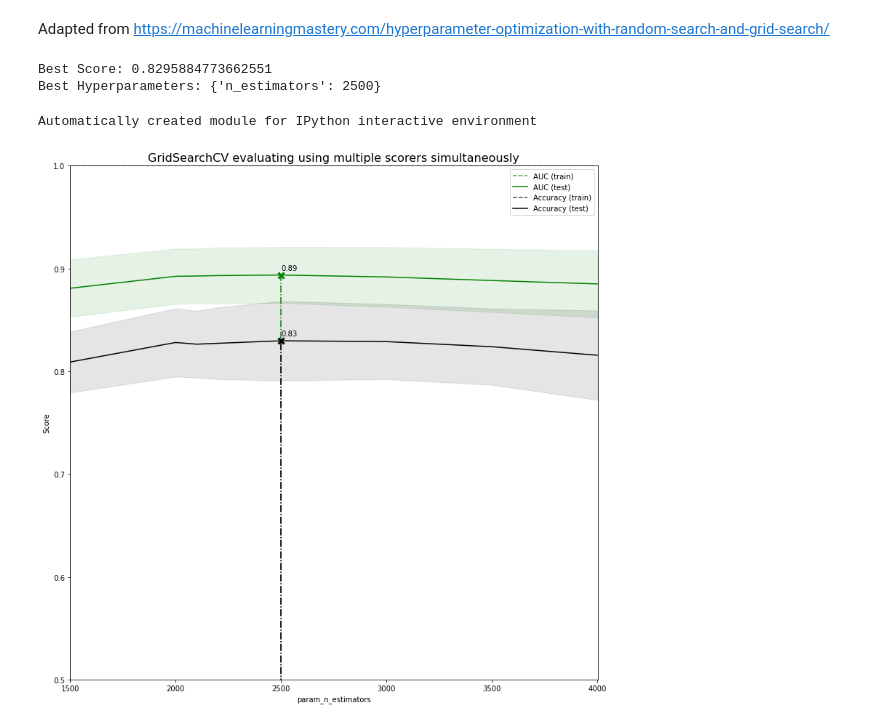
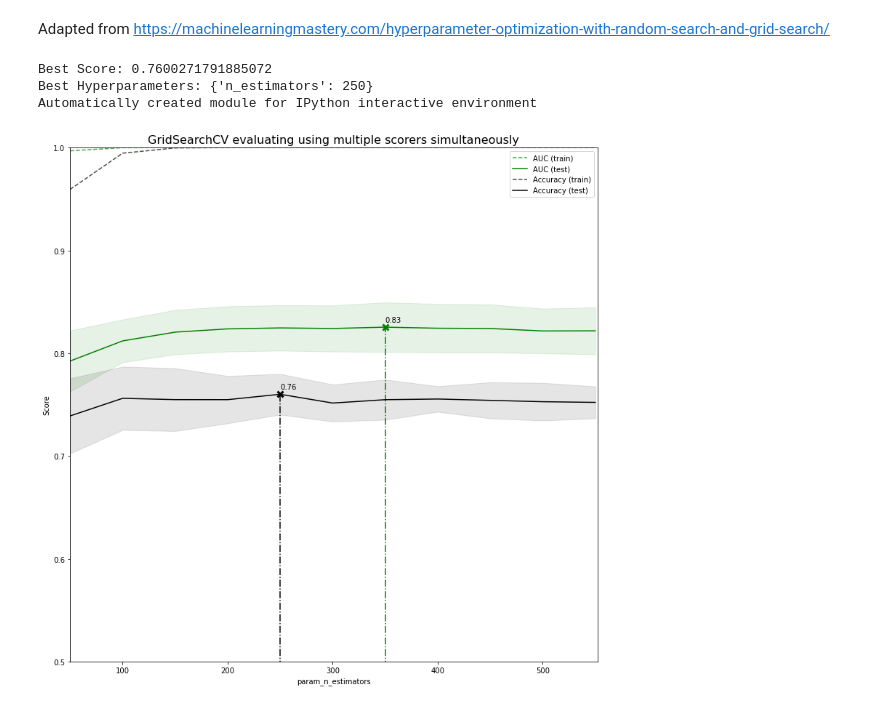
Before and after one commit to mvrl/ADNI_Genetics, a Jupyter notebook: Genomics/AD_classification_using_genomics.ipynb, the cells around one changed output. Cells and saved outputs as stored; diff of their text form; code cells hidden in the pictures.

Commit message:
Files related to ML for Genomics

```diff
--- a/Genomics/AD_classification_using_genomics.ipynb
+++ b/Genomics/AD_classification_using_genomics.ipynb
@@ -121,7 +120,7 @@ df_final
 # %%
 from sklearn.preprocessing import LabelBinarizer
 def prepare_targets(y):
-    le = LabelEncoder()
+    le = LabelBinarizer()
     le.fit(y)
     y = le.transform(y)
     return y
@@ -145,7 +144,7 @@ def data_prep(df): #This takes the dataframe and returns the one hot encoded exp
             df_out.at[i,str(col)+'_'+ item] = str(1)
 
     df_out = df_out.fillna(str(0))
-    return df_out, target
+    return df_out, target.ravel()
 df, y = data_prep(df_final)
 print(df.shape, y.shape)
 # %% [output]
@@ -168,0 +154,8 @@ df
+# %%
+estimator = GradientBoostingClassifier(random_state=1,n_estimators=2*df.shape[1])
+cv = RepeatedStratifiedKFold(n_splits=5, n_repeats=3, random_state=1)
+selector = RFECV(estimator, n_jobs=-1,step=1, cv=cv)
+selector = selector.fit(df, y)
+# %%
+df = df.loc[:, selector.support_]
+print(df.shape)
@@ -169,3 +168,5 @@ df
+# %%
+cat_columns_index = range(2,df.shape[1])
 # %% [markdown]
 # Classifier
 # %% [markdown]
@@ -181,21 +175,0 @@ from sklearn.ensemble import (RandomForestClassifier,
-# %%
-X, y = df, y
-# define model
-model = GradientBoostingClassifier(random_state=1)
-# define evaluation
-cv = RepeatedStratifiedKFold(n_splits=5, n_repeats=3, random_state=1)
-# define search space
-space = dict()
-space['n_estimators'] = [1500,2000,2100,2200,2500,3000,3500,4000]
-
-scoring = {'AUC': 'roc_auc', 'Accuracy':'accuracy'}
-# define search
-search = GridSearchCV(model, space,n_jobs=-1, cv=cv,scoring=scoring, refit='Accuracy', return_train_score=True)
-# execute search
-result = search.fit(X, y)
-# summarize result
-print('Best Score: %s' % result.best_score_)
-print('Best Hyperparameters: %s' % result.best_params_)
-# %% [output]
-Best Score: 0.8295884773662551
-Best Hyperparameters: {'n_estimators': 2500}
@@ -204,23 +176,34 @@ results = search.cv_results_
 # %%
-#https://scikit-learn.org/stable/auto_examples/model_selection/plot_multi_metric_evaluation.html#sphx-glr-auto-examples-model-selection-plot-multi-metric-evaluation-py
+#Adapted from #https://scikit-learn.org/stable/auto_examples/model_selection/plot_multi_metric_evaluation.html#sphx-glr-auto-examples-model-selection-plot-multi-metric-evaluation-py
 
 # Author: Raghav RV <rvraghav93@gmail.com>
 # License: BSD
+groups = 'CN_AD'
+model = Pipeline([
+        ('sampling', SMOTENC(sampling_strategy=0.7, k_neighbors=7, categorical_features = cat_columns_index,random_state=1)),
+        ('classifier', GradientBoostingClassifier(random_state=1))
+    ])
+space = dict()
+X, y = df, y
+# define model
+model = GradientBoostingClassifier(random_state=1)
+# define evaluation
+cv = RepeatedStratifiedKFold(n_splits=5, n_repeats=3, random_state=1)
+# define search space
+space = dict()
+space['n_estimators'] = range(50,5*X.shape[1],50)
 
+scoring = {'AUC': 'roc_auc', 'Accuracy':'accuracy'}
+# define search
+search = GridSearchCV(model, space,n_jobs=-1, cv=cv,scoring=scoring, refit='Accuracy', return_train_score=True)
+# execute search
+result = search.fit(X, y)
+# summarize result
+print('Best Score: %s' % result.best_score_)
+print('Best Hyperparameters: %s' % result.best_params_)
 results = search.cv_results_
 
-import numpy as np
-from matplotlib import pyplot as plt
-
-from sklearn.datasets import make_hastie_10_2
-from sklearn.model_selection import GridSearchCV
-from sklearn.metrics import make_scorer
-from sklearn.metrics import accuracy_score
-from sklearn.tree import DecisionTreeClassifier
-
 print(__doc__)
-
-
 plt.figure(figsize=(13, 13))
 plt.title("GridSearchCV evaluating using multiple scorers simultaneously",
           fontsize=16)
@@ -229,37 +212,39 @@ plt.xlabel("param_n_estimators")
 plt.ylabel("Score")
 
 ax = plt.gca()
-ax.set_xlim(1500, 4002)
+ax.set_xlim(min(space['n_estimators']), max(space['n_estimators'])+2)
 ax.set_ylim(0.50, 1)
 
 # Get the regular numpy array from the MaskedArray
 X_axis = np.array(results['param_n_estimators'].data, dtype=float)
 
 for scorer, color in zip(sorted(scoring), ['g', 'k']):
     for sample, style in (('train', '--'), ('test', '-')):
         sample_score_mean = results['mean_%s_%s' % (sample, scorer)]
         sample_score_std = results['std_%s_%s' % (sample, scorer)]
         ax.fill_between(X_axis, sample_score_mean - sample_score_std,
                         sample_score_mean + sample_score_std,
                         alpha=0.1 if sample == 'test' else 0, color=color)
         ax.plot(X_axis, sample_score_mean, style, color=color,
                 alpha=1 if sample == 'test' else 0.7,
                 label="%s (%s)" % (scorer, sample))
 
     best_index = np.nonzero(results['rank_test_%s' % scorer] == 1)[0][0]
     best_score = results['mean_test_%s' % scorer][best_index]
 
     # Plot a dotted vertical line at the best score for that scorer marked by x
     ax.plot([X_axis[best_index], ] * 2, [0, best_score],
             linestyle='-.', color=color, marker='x', markeredgewidth=3, ms=8)
 
     # Annotate the best score for that scorer
     ax.annotate("%0.2f" % best_score,
                 (X_axis[best_index], best_score + 0.005))
 
 plt.legend(loc="best")
 plt.grid(False)
-plt.show()
+plt.savefig('./results/Grid_search_Using_Genomic_for:'+groups+'.png')
 # %% [output]
+Best Score: 0.7600271791885072
+Best Hyperparameters: {'n_estimators': 250}
 Automatically created module for IPython interactive environment
-[figure, old version]
+[figure, new version]
```
Also changed, not shown: parts of 25 cells of this notebook, 2 other files.
